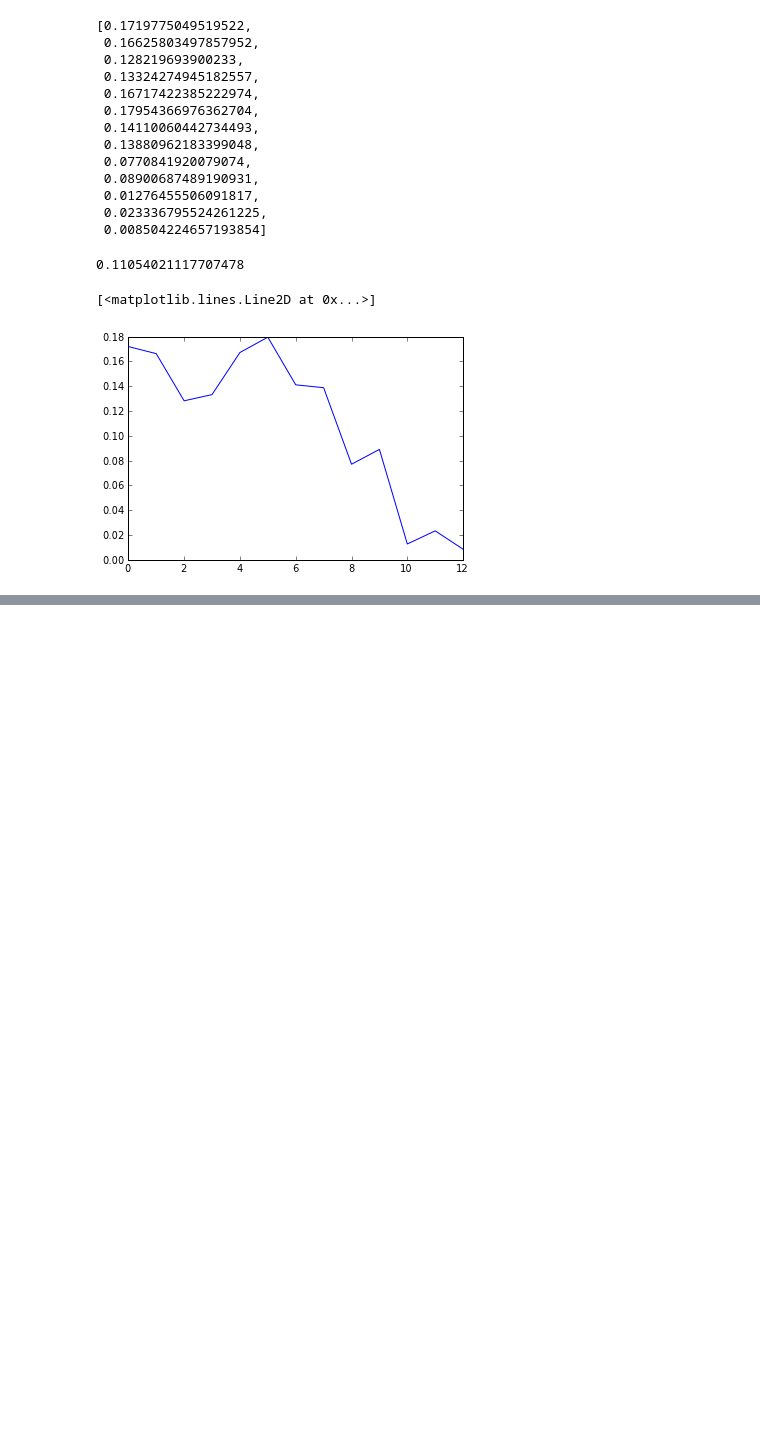
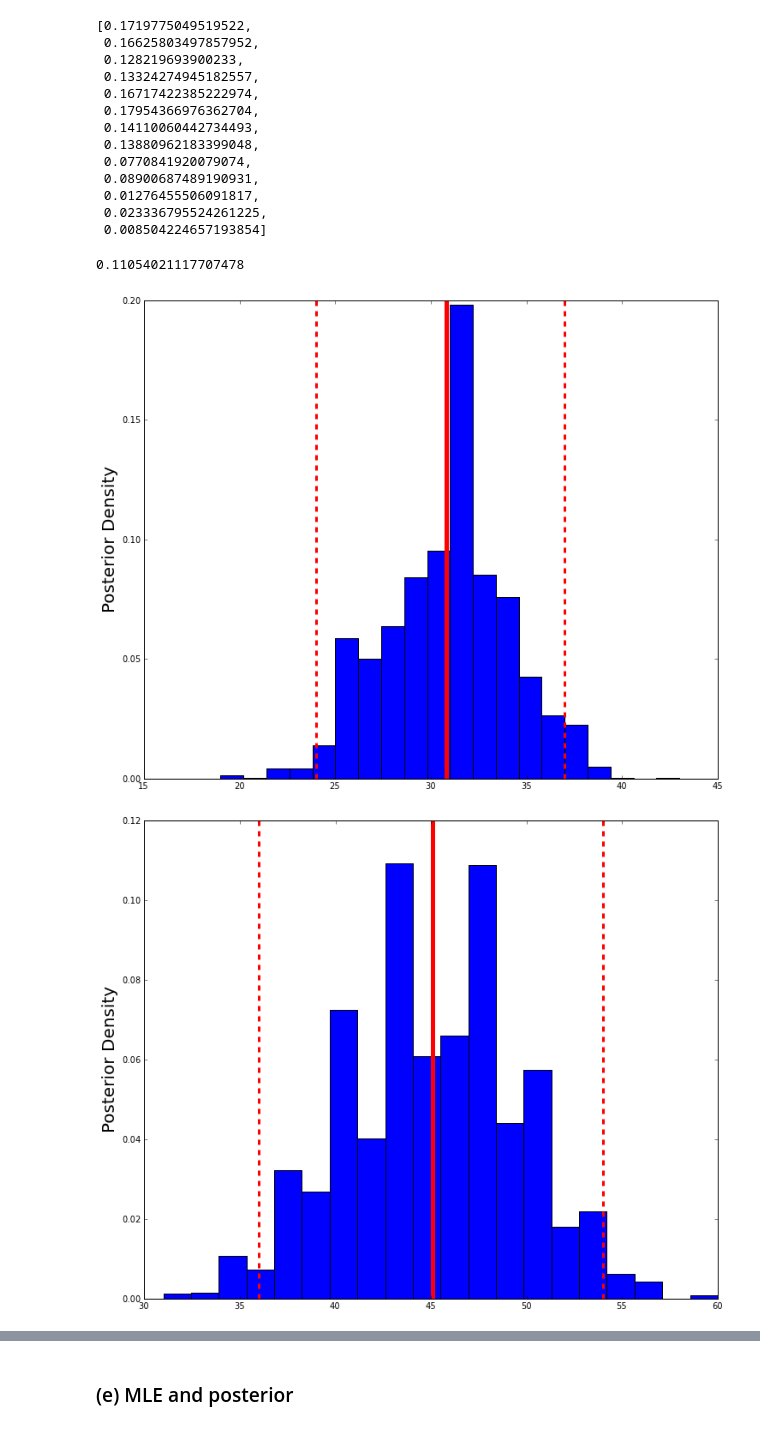
Before and after one commit to sonalisharma/pythonseminar, a Jupyter notebook: HW11/HW11.ipynb, the cells around one changed output, grey strips where cells are left out. Saved outputs shown, nothing was run; the diff lists cells and outputs as text; code cells hidden in the pictures; blank space fills up the shorter version.

```diff
--- a/HW11/HW11.ipynb
+++ b/HW11/HW11.ipynb
@@ -68,17 +68,6 @@ Y
  <pymc.distributions.Binomial 'x10' at 0x...>,
  <pymc.distributions.Binomial 'x11' at 0x...>,
  <pymc.distributions.Binomial 'x12' at 0x...>]
-# %%
-avrg=[]
-bnm=[]
-for i in range(len(avg)):
-   if pymc.beta_like(avg[i], alpha= alpha, beta=beta)<0:
-       temp=pymc.beta_like(avg[i], alpha= alpha, beta=beta)*-1
-       avrg.append(temp)
-       binom1=pymc.Container([Binomial('binom1'+str(i), x2[i],temp,x1[i])])
-       bnm.append(binom1)
-avrg
-bnm
 # %%
 """
 alpha = pymc.Normal('alpha',mu=0.255,tau=1/float(0.0011))
@@ -164,8 +153,24 @@ narray = np.array(posterior)
 narray.mean()
 # %% [output]
 0.11054021117707478
-# %%
-plt.plot(narray)
-# %% [output]
-[<matplotlib.lines.Line2D at 0x...>]
-[figure, removed]
+# %%
+lpost2_5 = [mcmodel.stats()['x'+str(i)]['quantiles'][2.5] for i in range(len(data))]
+lpost97_5 = [mcmodel.stats()['x'+str(i)]['quantiles'][97.5] for i in range(len(data))]
+# %%
+for i in range(len(data)):
+    plt.figure(figsize=(12, 10))
+    plt.hist(mcmodel.trace('x'+str(i))[:],normed=True,bins=20)
+    plt.xlabel('',fontsize=20)
+    plt.ylabel('Posterior Density',fontsize=20)
+
+    # plot posterior mean
+    lpostmean = np.mean(mcmodel.trace('x'+str(i))[:])
+    plt.axvline(x=lpostmean, color='red',lw=5)
+
+    lpost2_5 = mcmodel.stats()['x'+str(i)]['quantiles'][2.5]
+    lpost97_5 = mcmodel.stats()['x'+str(i)]['quantiles'][97.5]
+    plt.axvline(x=lpost2_5, color='red',lw=3,linestyle='--')
+    plt.axvline(x=lpost97_5, color='red',lw=3, linestyle='--')
+# %% [output]
+[figure, added]
+[figure, added]
@@ -171,0 +188,2 @@ plt.plot(narray)
+# %% [markdown]
+### (e) MLE and posterior
```
Also changed, not shown: parts of 1 cell of this notebook.
